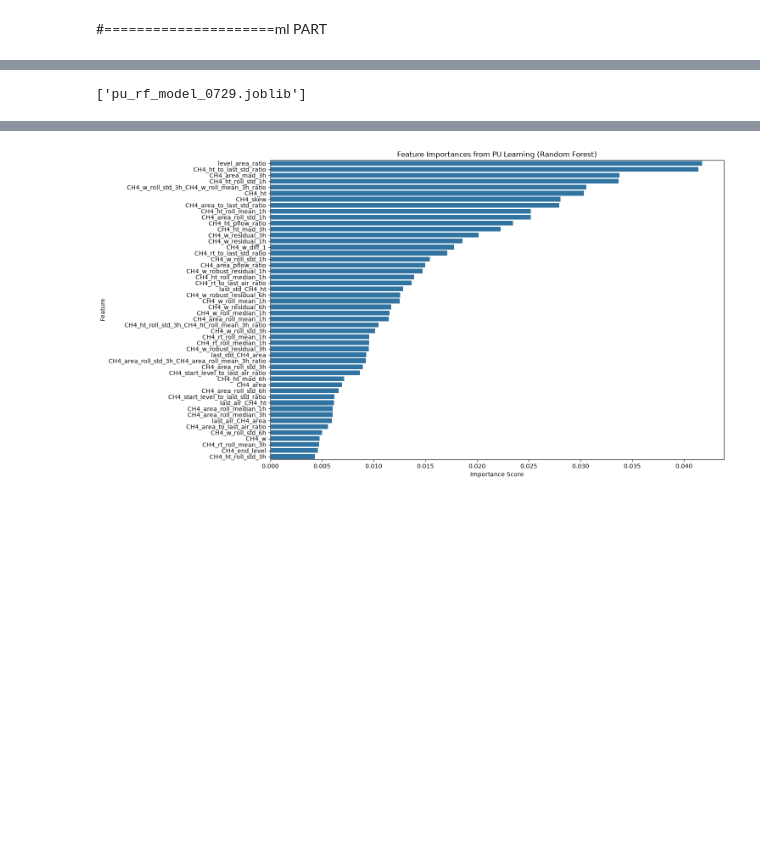
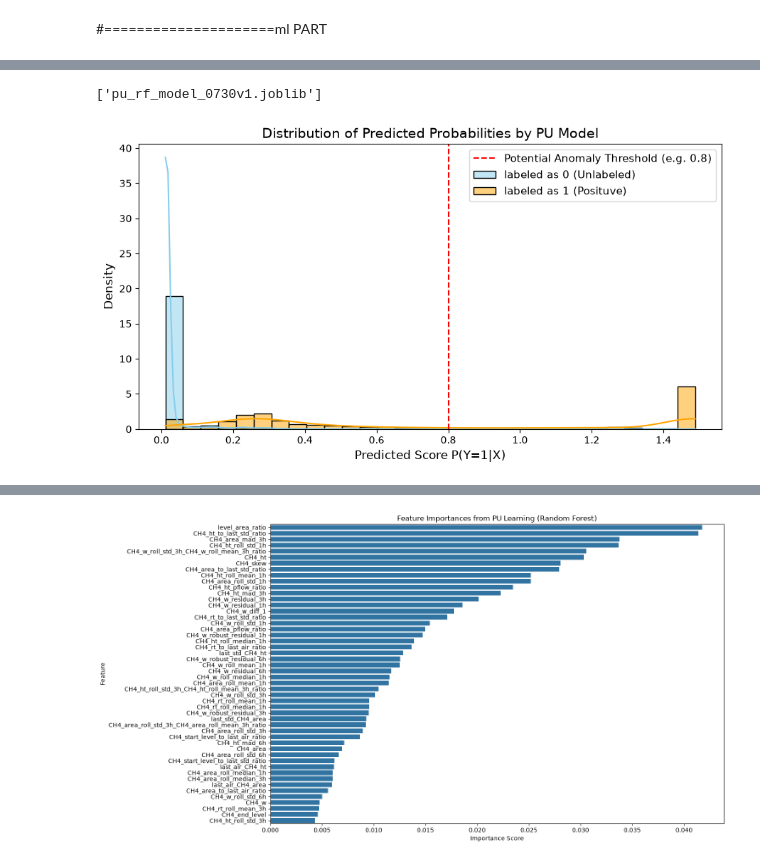
Before and after one commit to mcodcatyu/research_project, a Jupyter notebook: 0729/mhd_flag_all_v1.ipynb, the cells around one changed output, grey strips where cells are left out. Saved outputs shown, nothing was run; the diff lists cells and outputs as text; code cells hidden in the pictures; blank space fills up the shorter version.

```diff
--- a/0729/mhd_flag_all_v1.ipynb
+++ b/0729/mhd_flag_all_v1.ipynb
@@ -417,6 +339,6 @@ best_threshold = 0.85
 y_prob = pu_estimator.predict_proba(X_test_final)[:,1]
 # %%
 import joblib
-joblib.dump(pu_estimator, "pu_rf_model_0729.joblib")
+joblib.dump(pu_estimator, "pu_rf_model_0730v1.joblib")
 # %% [output]
-['pu_rf_model_0729.joblib']
+['pu_rf_model_0730v1.joblib']
@@ -422,0 +348,29 @@ joblib.dump(pu_estimator, "pu_rf_model_0729.joblib")
+# %%
+import matplotlib.pyplot as plt
+import seaborn as sns
+
+y_probs = pu_estimator.predict_proba(X_test_final)[:,1]
+
+probs_pos = y_probs[y_test_final == 1]
+probs_unl = y_probs[y_test_final == 0]
+
+
+plt.figure(figsize=(9,5))
+
+sns.histplot(probs_unl, color='skyblue', label='labeled as 0 (Unlabeled)', kde=True, stat='density', bins=30, alpha=0.5)
+sns.histplot(probs_pos, color='orange', label='labeled as 1 (Posituve)', kde=True, stat='density', bins=30, alpha=0.5)
+
+plt.axvline(x=0.8, color='red', linestyle='--', label='Potential Anomaly Threshold (e.g. 0.8)')
+
+plt.title("Distribution of Predicted Probabilities by PU Model", fontsize=14)
+plt.xlabel("Predicted Score P(Y=1|X)", fontsize=12)
+plt.ylabel("Density", fontsize=12)
+
+plt.legend(fontsize=11)
+
+plt.tight_layout()
+plt.savefig("image/ PU_Probability_distribution.png")
+
+plt.show()
+# %% [output]
+[figure, added]
```
Also changed, not shown: parts of 18 cells of this notebook, 12 other files.
